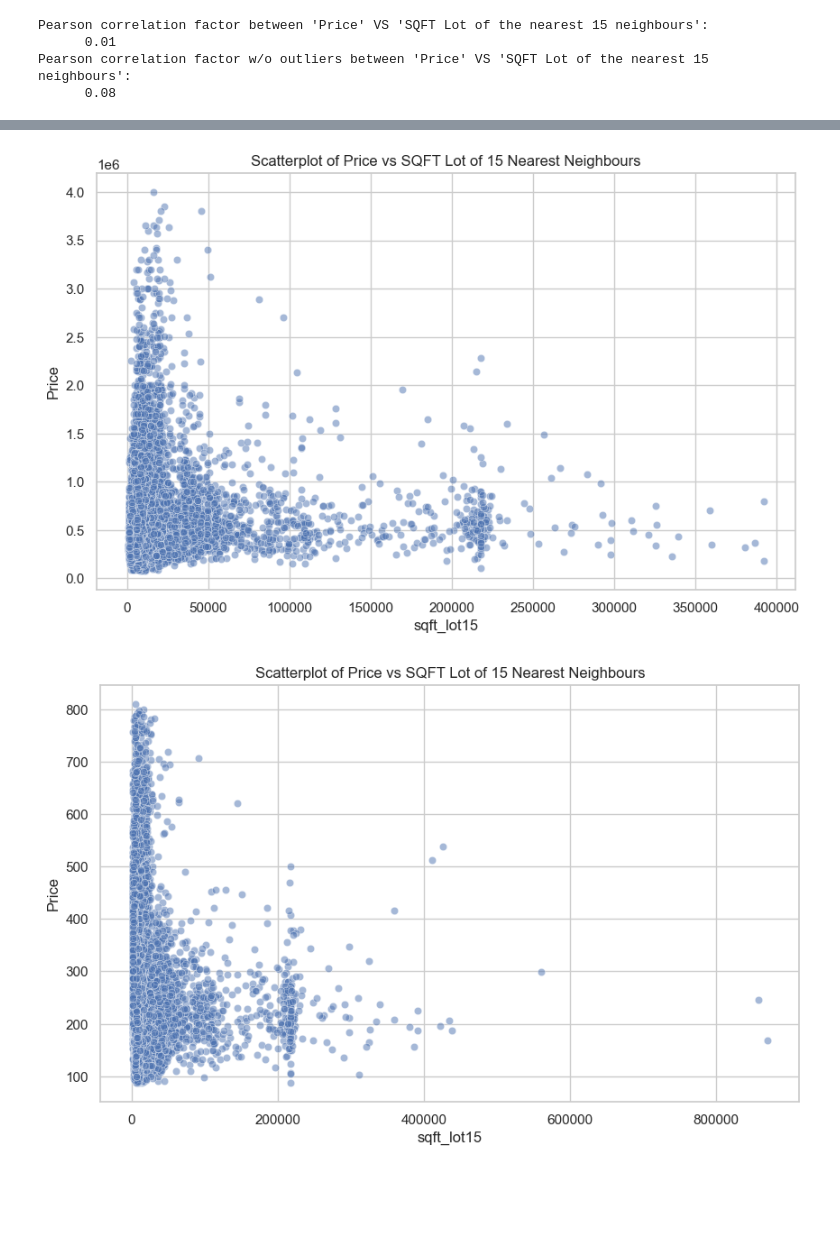
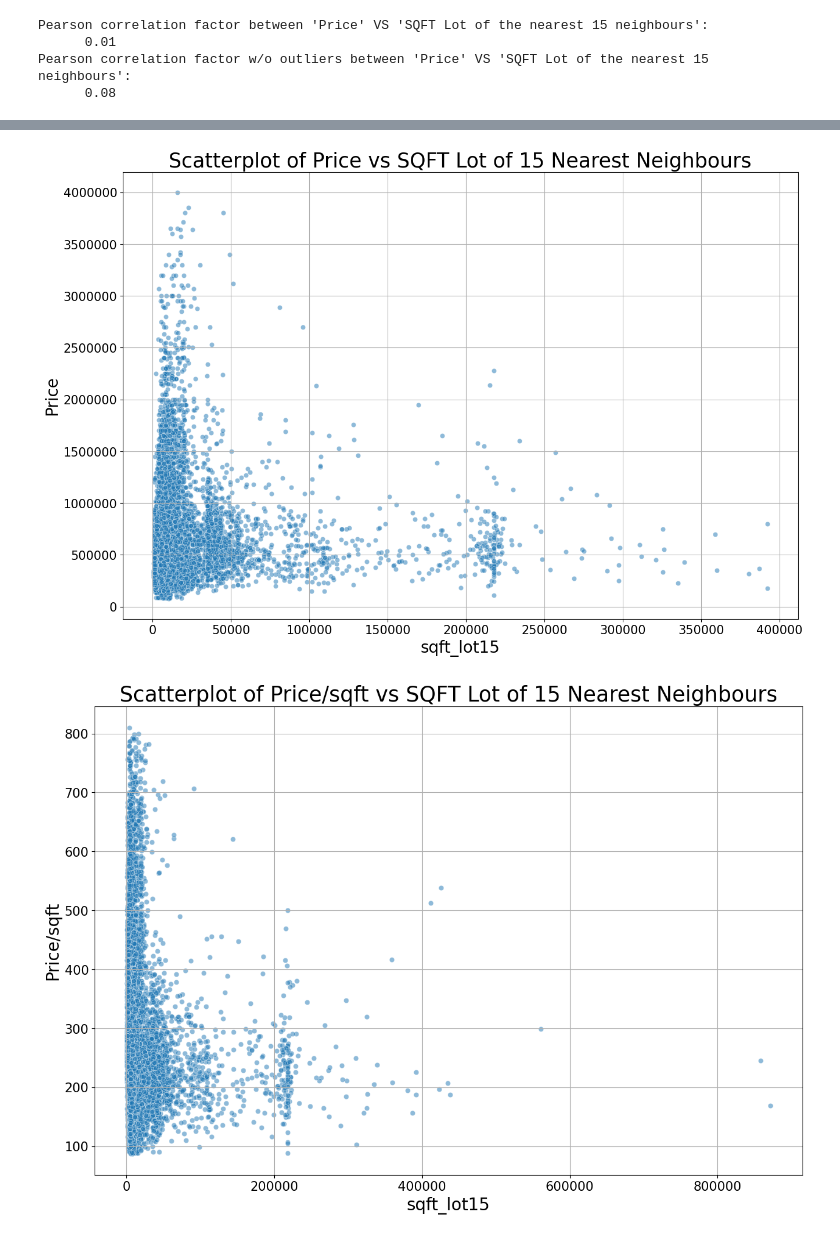
Before and after one commit to Jonaaa80/eda-project-JS, a Jupyter notebook: EDA.ipynb, the cells around one changed output, grey strips where cells are left out. Cells and saved outputs as stored; diff of their text form; code cells hidden in the pictures; blank space fills up the shorter version.

```diff
--- a/EDA.ipynb
+++ b/EDA.ipynb
@@ -115,22 +117,6 @@ plt.tight_layout()
 plt.show()
 # %% [output]
 [figure]
-# %%
-# import libraries and set matplotlib options
-import warnings
-
-warnings.filterwarnings("ignore")
-
-import pandas as pd
-import numpy as np
-import matplotlib.pyplot as plt
-import seaborn as sns
-
-from matplotlib.ticker import PercentFormatter
-plt.rcParams.update({ "figure.figsize" : (8, 5),"axes.facecolor" : "white", "axes.edgecolor":  "black"})
-plt.rcParams["figure.facecolor"]= "w"
-pd.plotting.register_matplotlib_converters()
-pd.set_option('display.float_format', lambda x: '%.3f' % x)
 # %% [markdown]
 # Data cleaning
 # %%
@@ -345,22 +413,32 @@ plt.show()
 # %%
 # plot price against sqft_lot15 w/o outliers for clearer picture
-plt.figure(figsize=(10, 6))
+plt.figure(figsize=(15, 10))
 sns.scatterplot(x='sqft_lot15', y='price', data=df_house_cl_wo_outl, alpha=0.5)
-plt.title('Scatterplot of Price vs SQFT Lot of 15 Nearest Neighbours')
-plt.xlabel('sqft_lot15')
-plt.ylabel('Price')
+plt.title('Scatterplot of Price vs SQFT Lot of 15 Nearest Neighbours', fontsize=25)
+plt.xlabel('sqft_lot15', fontsize=20)
+plt.ylabel('Price', fontsize=20)
+plt.xticks(fontsize=15)
+plt.yticks(fontsize=15)
+plt.ticklabel_format(style='plain', axis='y')
+plt.grid(which="both", axis="both")
+plt.savefig("presentations/price_VS_sqft15n_clean.png", dpi=300)  # Save before plt.show()
 plt.show()
 # %% [output]
-[figure, old version]
+[figure, new version]
 # %%
 # plot price / sqft_living against sqft_lot15
-plt.figure(figsize=(10, 6))
+plt.figure(figsize=(15, 10))
 sns.scatterplot(x='sqft_lot15', y='price_per_sqft', data=df_house_cl, alpha=0.5)
-plt.title('Scatterplot of Price vs SQFT Lot of 15 Nearest Neighbours')
-plt.xlabel('sqft_lot15')
-plt.ylabel('Price')
+plt.title('Scatterplot of Price/sqft vs SQFT Lot of 15 Nearest Neighbours', fontsize=25)
+plt.xlabel('sqft_lot15', fontsize=20)
+plt.ylabel('Price/sqft', fontsize=20)
+# plt.ticklabel_format(style='plain', axis='y')
+plt.xticks(fontsize=15)
+plt.yticks(fontsize=15)
+plt.grid(which="both", axis="both")
+plt.savefig("presentations/price_sqft_VS_sqft15n.png", dpi=300)  # Save before plt.show()
 plt.show()
 # %% [output]
-[figure, old version]
+[figure, new version]
 # %%
 # plot price / sqft_living against sqft_lot15 w/o outliers for clearer picture
```
Also changed, not shown: parts of 22 cells of this notebook, 13 other files.
